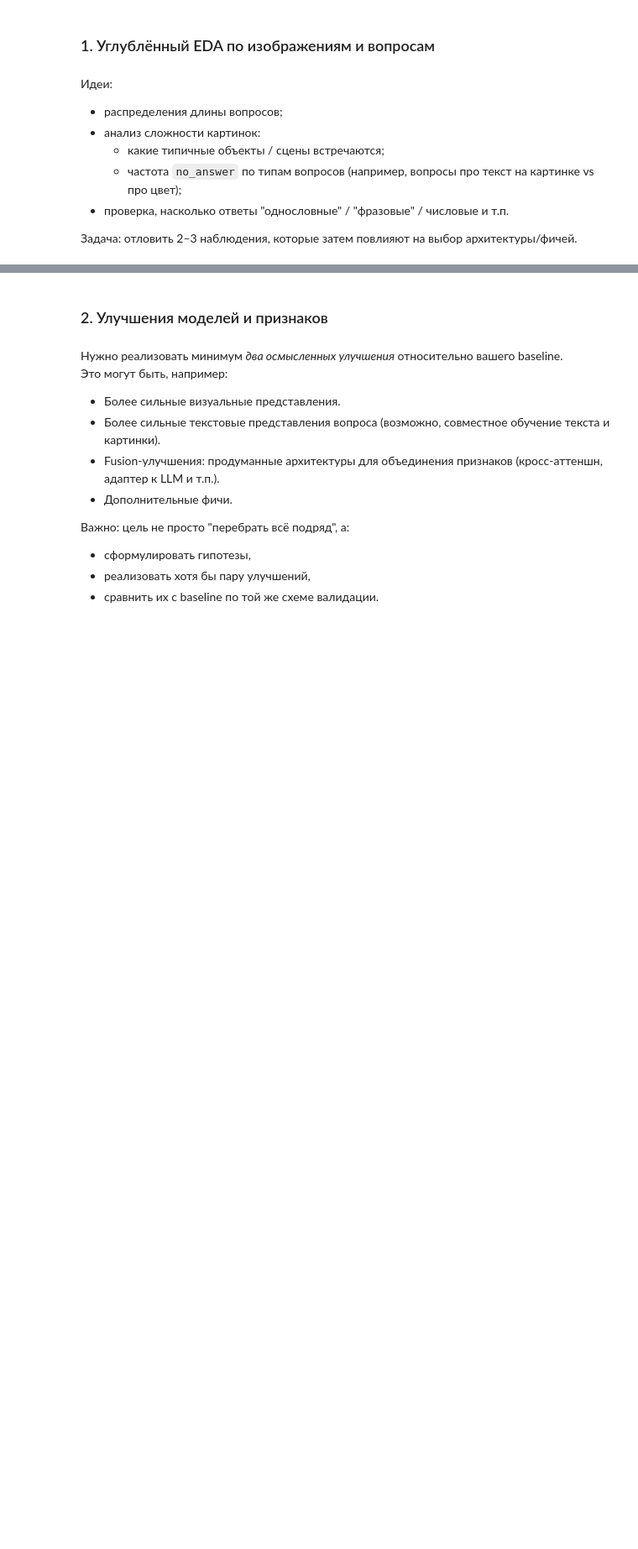
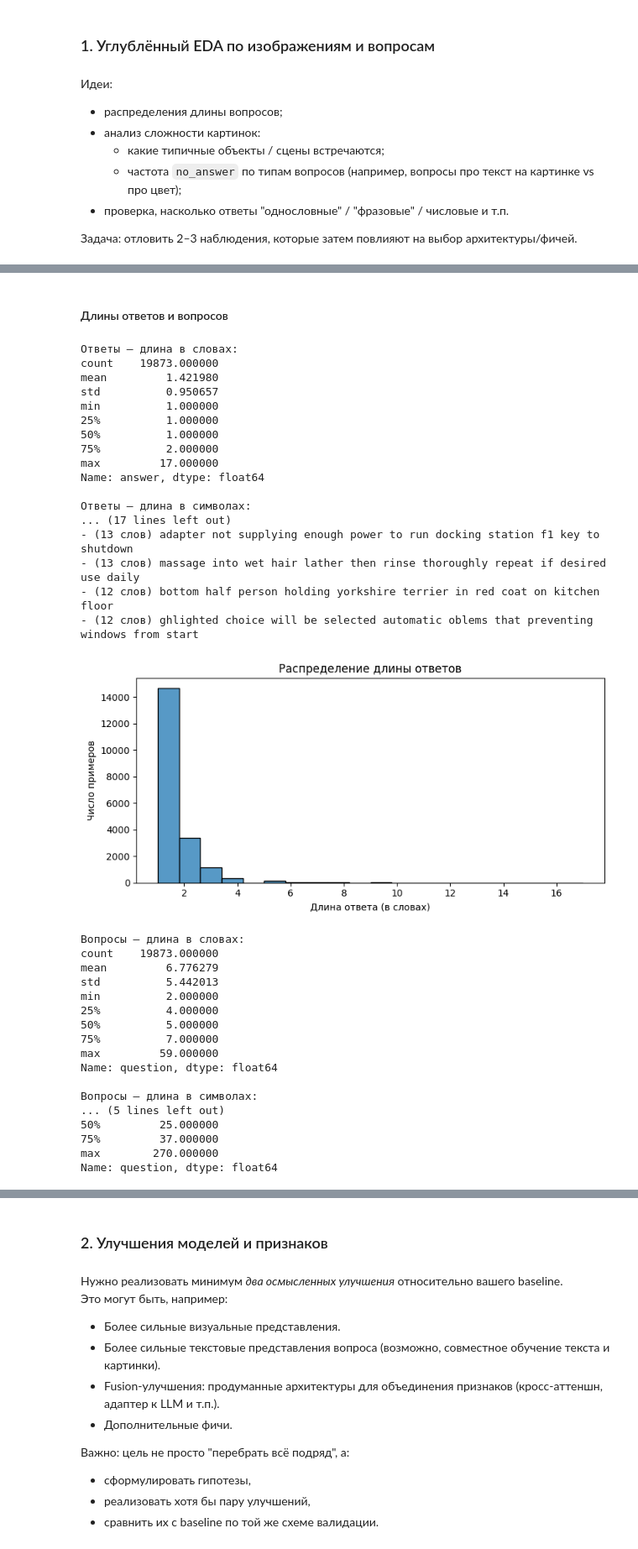
Before and after one commit to psaw/hse-fcs-multimodal-course, a Jupyter notebook: homeworks/homework-03-Konov.ipynb, the cells around one changed output, grey strips where cells are left out. Shown at 84% size. Drawn from its saved outputs; the diff is of its cells as text; code cells hidden in the pictures; blank space fills up the shorter version.

```diff
--- a/homeworks/homework-03-Konov.ipynb
+++ b/homeworks/homework-03-Konov.ipynb
@@ -246,0 +1508,78 @@ print(f"Данные распакованы в: {data_dir}")
+# %% [markdown]
+#### Длины ответов и вопросов
+# %%
+# длины ответов в словах и символах
+answer_word_len = train2["answer"].str.split().apply(len)
+answer_char_len = train2["answer"].str.len()
+
+print("Ответы — длина в словах:")
+print(answer_word_len.describe())
+print("\nОтветы — длина в символах:")
+print(answer_char_len.describe())
+
+# посмотрим самые длинные ответы
+print("\nТоп-10 самых длинных ответов (по словам):")
+long_answers_idx = answer_word_len.sort_values(ascending=False).head(10).index
+for idx in long_answers_idx:
+    print(f"- ({answer_word_len[idx]} слов) {train2.loc[idx, 'answer']}")
+
+plt.figure(figsize=(8, 4))
+sns.histplot(answer_word_len, bins=20)
+plt.xlabel("Длина ответа (в словах)")
+plt.ylabel("Число примеров")
+plt.title("Распределение длины ответов")
+plt.tight_layout()
+plt.show()
+
+# длины вопросов в словах и символах
+question_word_len = train2["question"].str.split().apply(len)
+question_char_len = train2["question"].str.len()
+
+print("\nВопросы — длина в словах:")
+print(question_word_len.describe())
+print("\nВопросы — длина в символах:")
+print(question_char_len.describe())
+
+plt.figure(figsize=(8, 4))
+sns.histplot(question_word_len, bins=30)
+plt.xlabel("Длина вопроса (в словах)")
+plt.ylabel("Число примеров")
+plt.title("Распределение длины вопросов")
+plt.tight_layout()
+plt.show()
+# %% [output]
+Ответы — длина в словах:
+count    19873.000000
+mean         1.421980
+std          0.950657
+min          1.000000
+25%          1.000000
+50%          1.000000
+75%          2.000000
+max         17.000000
+Name: answer, dtype: float64
+
+Ответы — длина в символах:
+... (17 lines left out)
+- (13 слов) adapter not supplying enough power to run docking station f1 key to shutdown
+- (13 слов) massage into wet hair lather then rinse thoroughly repeat if desired use daily
+- (12 слов) bottom half person holding yorkshire terrier in red coat on kitchen floor
+- (12 слов) ghlighted choice will be selected automatic oblems that preventing windows from start
+[figure, added]
+Вопросы — длина в словах:
+count    19873.000000
+mean         6.776279
+std          5.442013
+min          2.000000
+25%          4.000000
+50%          5.000000
+75%          7.000000
+max         59.000000
+Name: question, dtype: float64
+
+Вопросы — длина в символах:
+... (5 lines left out)
+50%         25.000000
+75%         37.000000
+max        270.000000
+Name: question, dtype: float64
```
Also changed, not shown: parts of 67 cells of this notebook, 5 other files.
